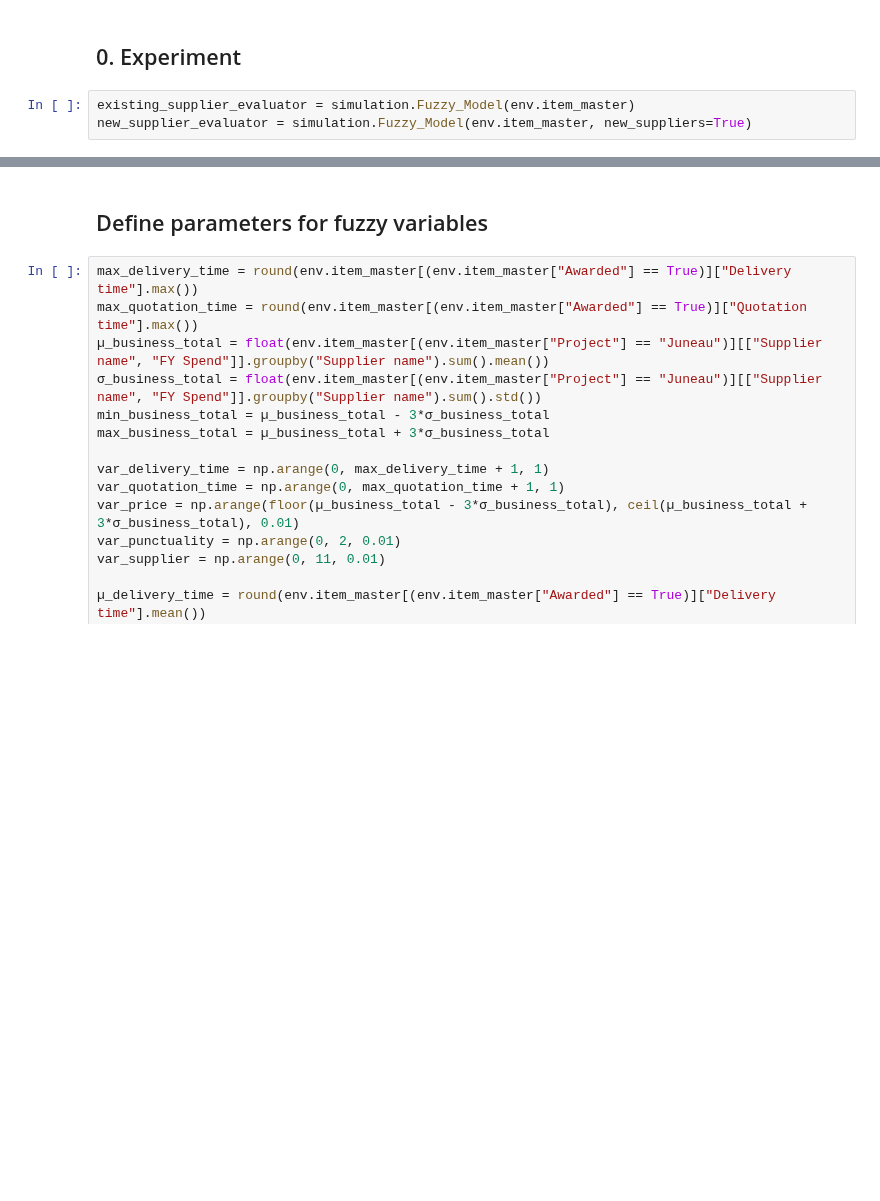
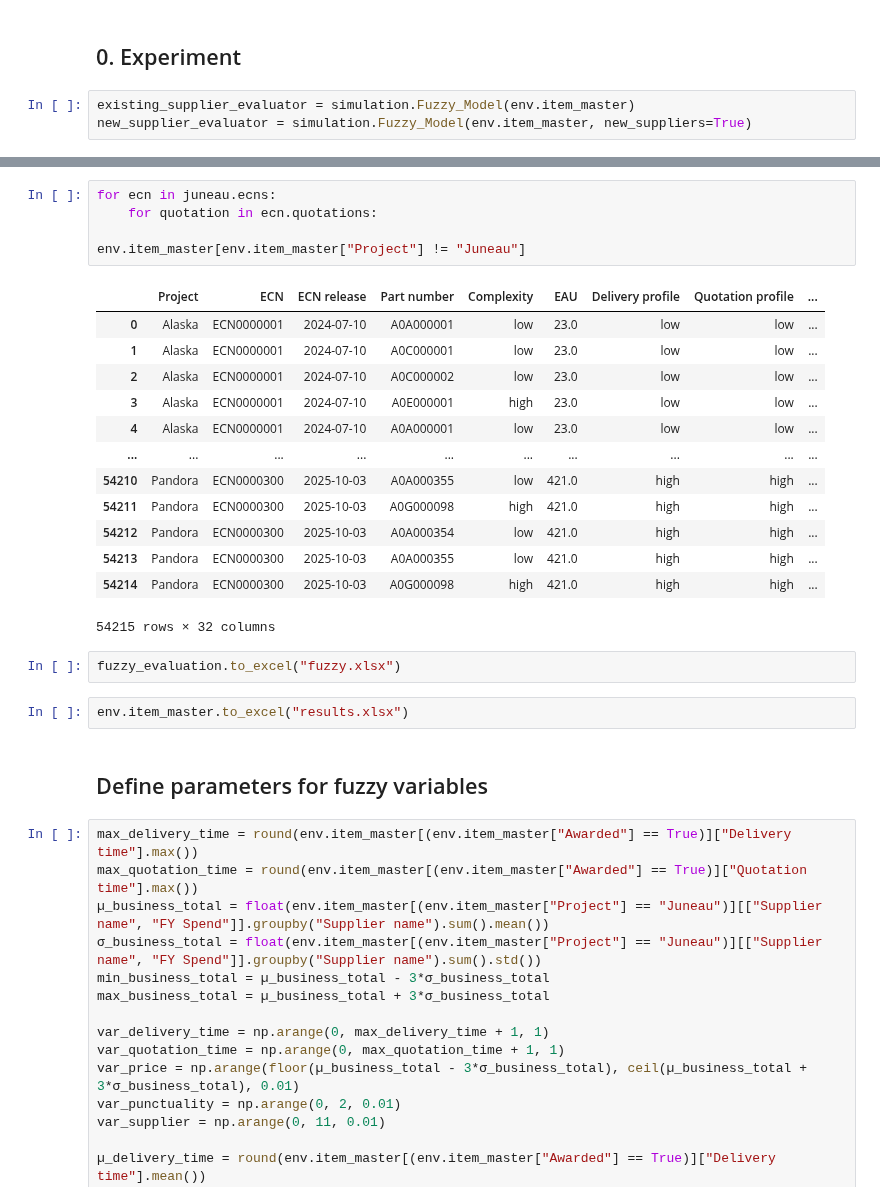
Before and after one commit to rubusarbaro/supplier-selection_fuzzy-logic_thesis, a Jupyter notebook: thesis.ipynb, the cells around one changed output, grey strips where cells are left out. Cells and saved outputs as stored; diff of their text form; blank space fills up the shorter version.

```diff
--- a/thesis.ipynb
+++ b/thesis.ipynb
@@ -226,3 +263,26 @@ while continue_simulation:
+# %%
+for ecn in juneau.ecns:
+    for quotation in ecn.quotations:
+
+env.item_master[env.item_master["Project"] != "Juneau"]
+# %% [output]
+|  | Project | ECN | ECN release | Part number | Complexity | EAU | Delivery profile | Quotation profile | ... |
+| 0 | Alaska | ECN0000001 | 2024-07-10 | A0A000001 | low | 23.0 | low | low | ... |
+| 1 | Alaska | ECN0000001 | 2024-07-10 | A0C000001 | low | 23.0 | low | low | ... |
+| 2 | Alaska | ECN0000001 | 2024-07-10 | A0C000002 | low | 23.0 | low | low | ... |
+| 3 | Alaska | ECN0000001 | 2024-07-10 | A0E000001 | high | 23.0 | low | low | ... |
+| 4 | Alaska | ECN0000001 | 2024-07-10 | A0A000001 | low | 23.0 | low | low | ... |
+| ... | ... | ... | ... | ... | ... | ... | ... | ... | ... |
+| 54210 | Pandora | ECN0000300 | 2025-10-03 | A0A000355 | low | 421.0 | high | high | ... |
+| 54211 | Pandora | ECN0000300 | 2025-10-03 | A0G000098 | high | 421.0 | high | high | ... |
+| 54212 | Pandora | ECN0000300 | 2025-10-03 | A0A000354 | low | 421.0 | high | high | ... |
+| 54213 | Pandora | ECN0000300 | 2025-10-03 | A0A000355 | low | 421.0 | high | high | ... |
+| 54214 | Pandora | ECN0000300 | 2025-10-03 | A0G000098 | high | 421.0 | high | high | ... |
+54215 rows × 32 columns
+# %%
+fuzzy_evaluation.to_excel("fuzzy.xlsx")
+# %%
+env.item_master.to_excel("results.xlsx")
 # %% [markdown]
 ## Define parameters for fuzzy variables
 # %%
```
Also changed, not shown: parts of 3 cells of this notebook, 2 other files.
